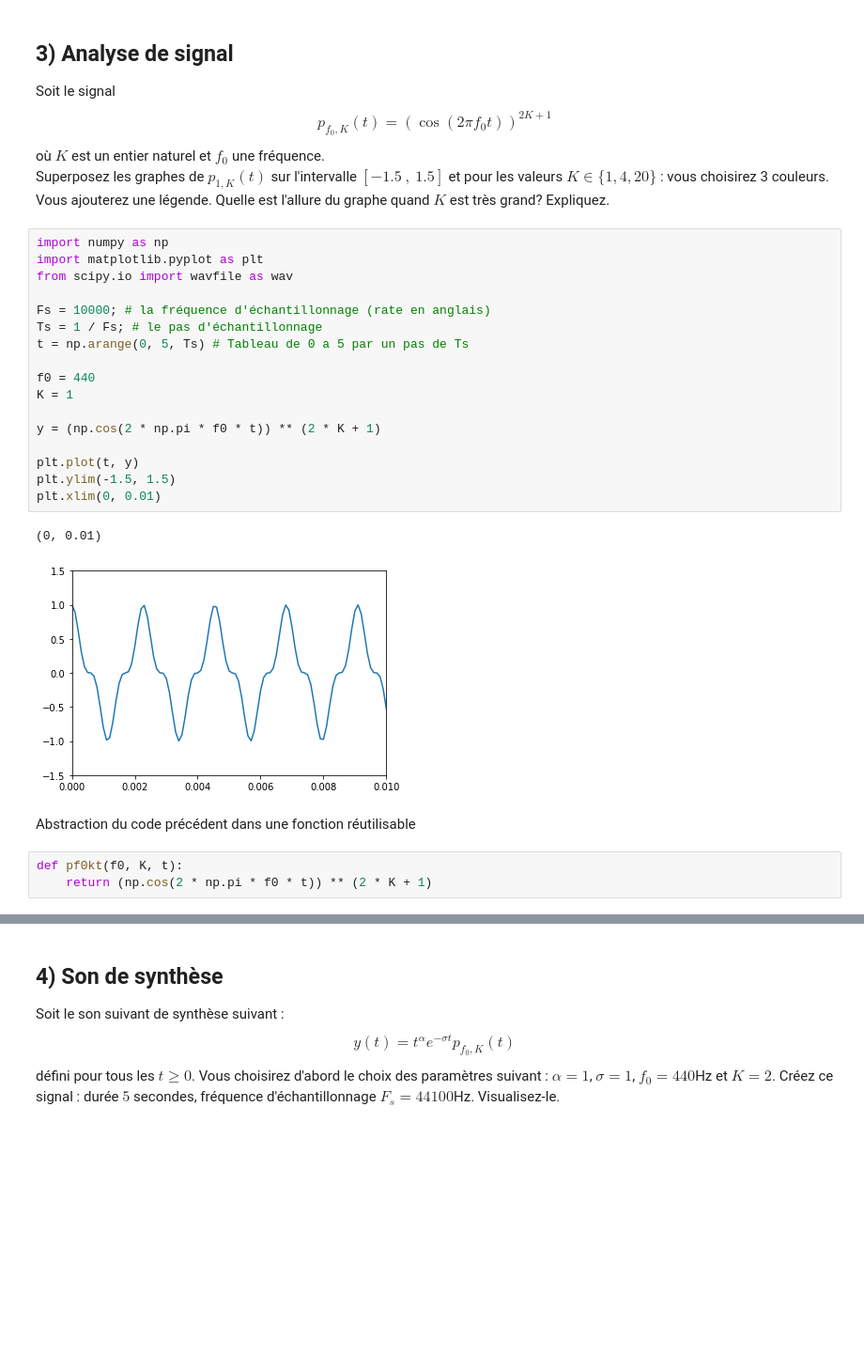
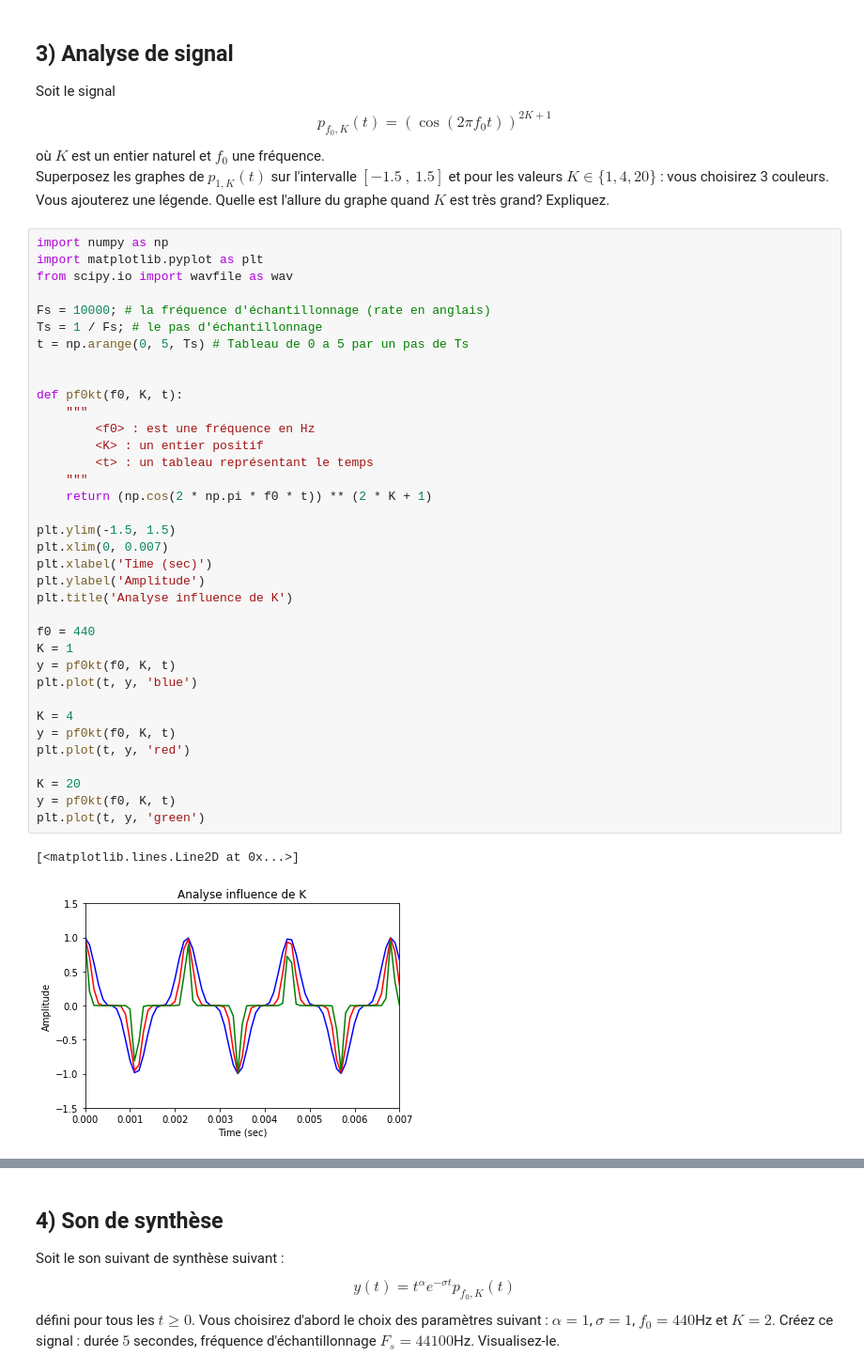
Before and after one commit to guillaume-haerinck/imac-tp-signal, a Jupyter notebook: tp-01/exercices.ipynb, the cells around one changed output, grey strips where cells are left out. Shown at 94% size. Saved outputs shown, nothing was run; the diff lists cells and outputs as text; blank space fills up the shorter version.

```diff
--- a/tp-01/exercices.ipynb
+++ b/tp-01/exercices.ipynb
@@ -103,25 +106,39 @@ Soit  le signal $$p_{f_0,K}(t)=\left( \cos(2\pi f_0 t )\right) ^{2K+1}$$ où $K$
 # %%
 import numpy as np
 import matplotlib.pyplot as plt
 from scipy.io import wavfile as wav
 
 Fs = 10000; # la fréquence d'échantillonnage (rate en anglais)
 Ts = 1 / Fs; # le pas d'échantillonnage
 t = np.arange(0, 5, Ts) # Tableau de 0 a 5 par un pas de Ts
 
+
+def pf0kt(f0, K, t):
+    """
+        <f0> : est une fréquence en Hz
+        <K> : un entier positif
+        <t> : un tableau représentant le temps
+    """
+    return (np.cos(2 * np.pi * f0 * t)) ** (2 * K + 1)
+
+plt.ylim(-1.5, 1.5)
+plt.xlim(0, 0.007)
+plt.xlabel('Time (sec)')
+plt.ylabel('Amplitude')
+plt.title('Analyse influence de K')
+
 f0 = 440
 K = 1
+y = pf0kt(f0, K, t)
+plt.plot(t, y, 'blue')
 
-y = (np.cos(2 * np.pi * f0 * t)) ** (2 * K + 1)
+K = 4
+y = pf0kt(f0, K, t)
+plt.plot(t, y, 'red')
 
-plt.plot(t, y)
-plt.ylim(-1.5, 1.5)
-plt.xlim(0, 0.01)
+K = 20
+y = pf0kt(f0, K, t)
+plt.plot(t, y, 'green')
 # %% [output]
-(0, 0.01)
+[<matplotlib.lines.Line2D at 0x...>]
-[figure, old version]
+[figure, new version]
-# %% [markdown]
-Abstraction du code précédent dans une fonction réutilisable
-# %%
-def pf0kt(f0, K, t):
-    return (np.cos(2 * np.pi * f0 * t)) ** (2 * K + 1)
```
Also changed, not shown: parts of 12 cells of this notebook, 3 other files.
